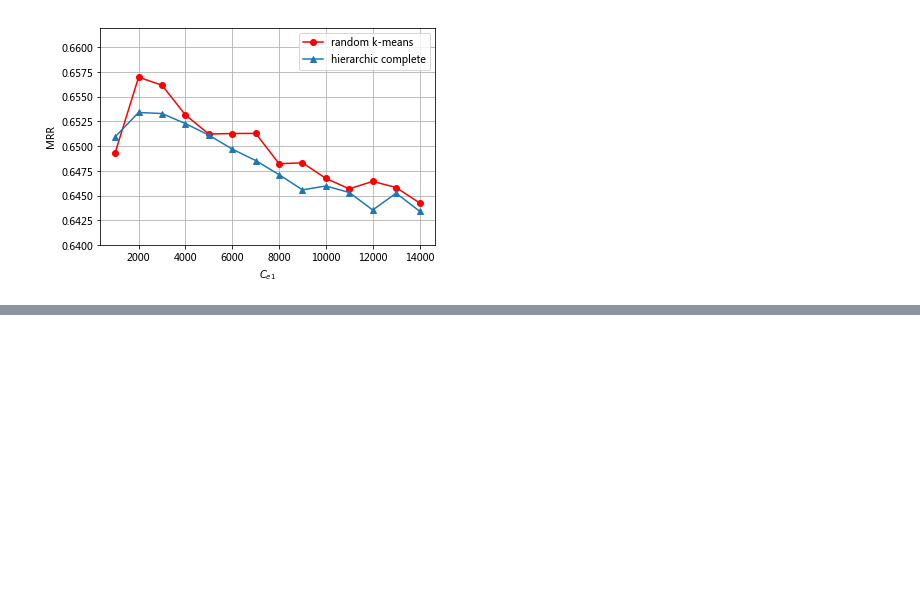
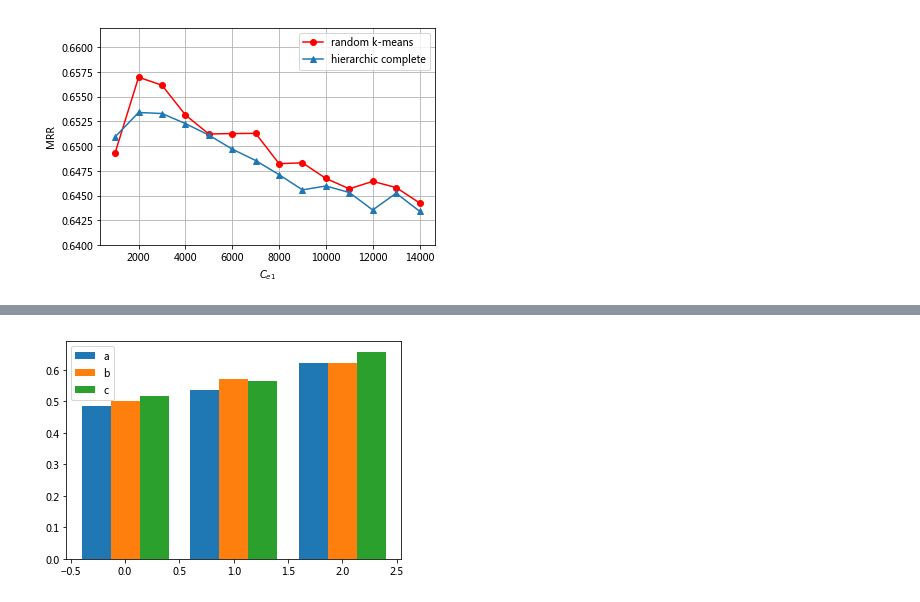
Before and after one commit to zffffw/knowledge-graph-embedding-experiment, a Jupyter notebook: draw_loss.ipynb, the cells around one changed output, grey strips where cells are left out. Saved outputs shown, nothing was run; the diff lists cells and outputs as text; code cells hidden in the pictures; blank space fills up the shorter version.

```diff
--- a/draw_loss.ipynb
+++ b/draw_loss.ipynb
@@ -300,0 +352,21 @@ plt.savefig('complex_fb15k_mrr_ent_c',dpi=500,bbox_inches = 'tight')
+# %%
+
+x = np.arange(3)
+
+
+a = [0.485, 0.534, 0.621]
+b = [0.502, 0.571, 0.620]
+c = [0.516, 0.564, 0.657]
+d = [0.520, 0.592, 0.658]
+
+total_width, n = 0.8, 3
+width = total_width / n
+x = x - (total_width - width) / 2
+
+plt.bar(x, a,  width=width, label='a')
+plt.bar(x + width, b, width=width, label='b')
+plt.bar(x + 2 * width, c, width=width, label='c')
+plt.legend()
+plt.show()
+# %% [output]
+[figure, added]
```
Also changed, not shown: parts of 3 cells of this notebook, 9 other files.
